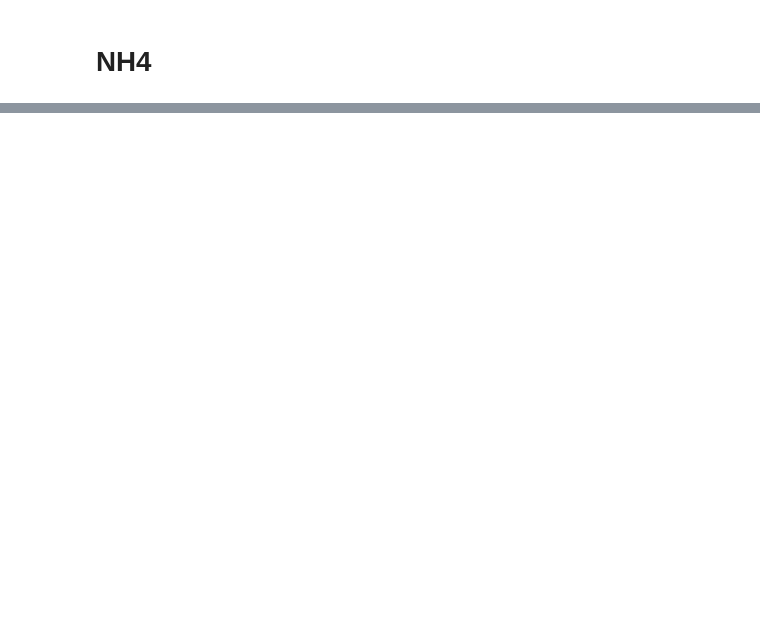
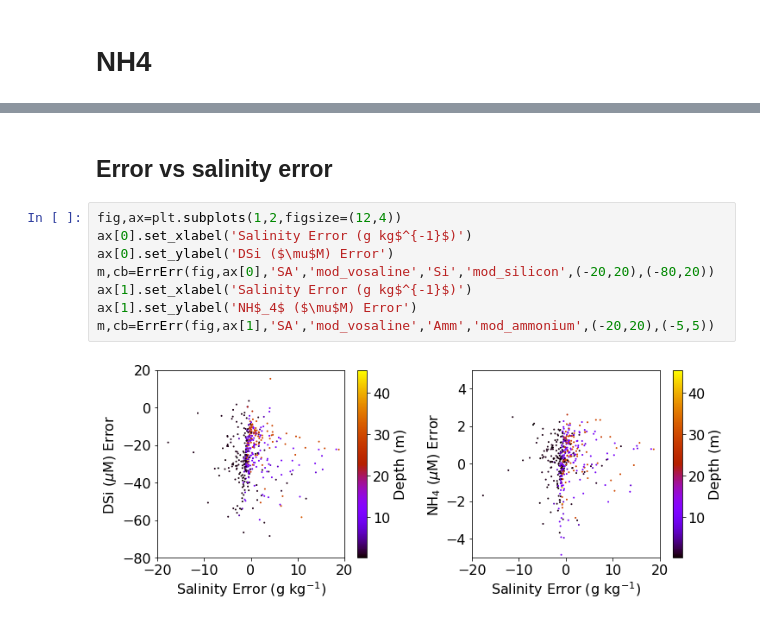
Before and after one commit to SalishSeaCast/analysis-elise-2, a Jupyter notebook: notebooks/bioTuning/HC1905-varvar/Puget_WADE_Example_2009.ipynb, the cells around one changed output, grey strips where cells are left out. Drawn from its saved outputs; the diff is of its cells as text; blank space fills up the shorter version.

```diff
--- a/notebooks/bioTuning/HC1905-varvar/Puget_WADE_Example_2009.ipynb
+++ b/notebooks/bioTuning/HC1905-varvar/Puget_WADE_Example_2009.ipynb
@@ -351,0 +590,12 @@ ax.yaxis.set_visible(False)
+# %% [markdown]
+## Error vs salinity error
+# %%
+fig,ax=plt.subplots(1,2,figsize=(12,4))
+ax[0].set_xlabel('Salinity Error (g kg$^{-1}$)')
+ax[0].set_ylabel('DSi ($\mu$M) Error')
+m,cb=ErrErr(fig,ax[0],'SA','mod_vosaline','Si','mod_silicon',(-20,20),(-80,20))
+ax[1].set_xlabel('Salinity Error (g kg$^{-1}$)')
+ax[1].set_ylabel('NH$_4$ ($\mu$M) Error')
+m,cb=ErrErr(fig,ax[1],'SA','mod_vosaline','Amm','mod_ammonium',(-20,20),(-5,5))
+# %% [output]
+[figure, added]
```
Also changed, not shown: parts of 41 cells of this notebook, 2 other files.
